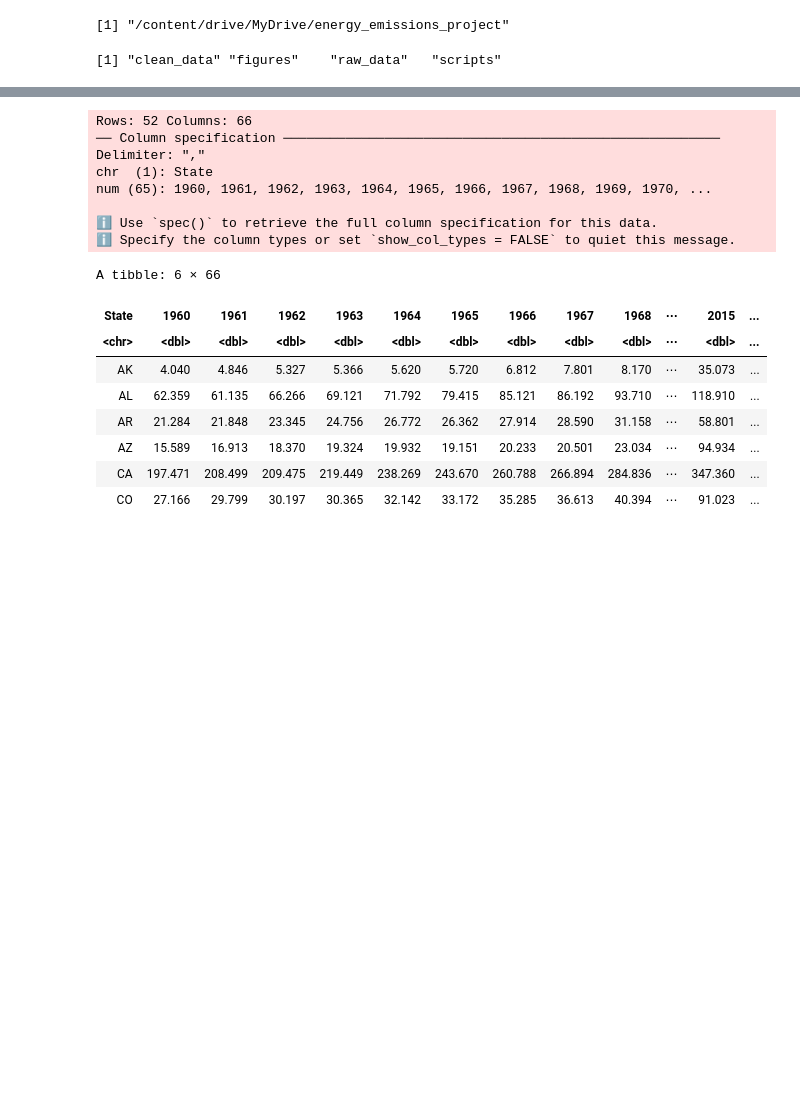
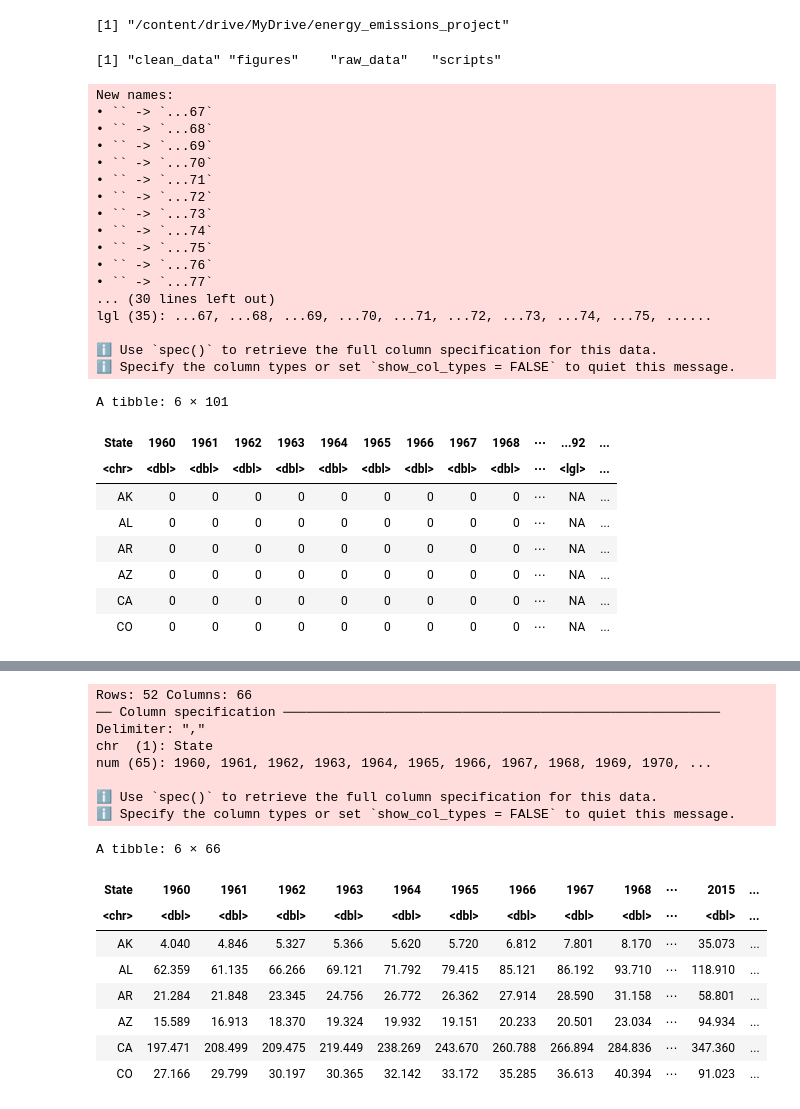
Before and after one commit to mpburnham2-tech/energy_emissions_project, a Jupyter notebook: Project_folder_setup.ipynb, the cells around one changed output, grey strips where cells are left out. Drawn from its saved outputs; the diff is of its cells as text; code cells hidden in the pictures; blank space fills up the shorter version.

```diff
--- a/Project_folder_setup.ipynb
+++ b/Project_folder_setup.ipynb
@@ -36,3 +36,37 @@ dir.create("scripts",    showWarnings = FALSE)
 list.files()
 # %% [output]
 [1] "clean_data" "figures"    "raw_data"   "scripts"
+# %%
+# Read the raw data for wind_energy_consumption
+library(tidyverse)
+
+df_raw <- read_csv("raw_data/wind_energy_consumption.csv")
+
+head(df_raw)
+# %% [output]
+New names:
+• `` -> `...67`
+• `` -> `...68`
+• `` -> `...69`
+• `` -> `...70`
+• `` -> `...71`
+• `` -> `...72`
+• `` -> `...73`
+• `` -> `...74`
+• `` -> `...75`
+• `` -> `...76`
+• `` -> `...77`
+... (30 lines left out)
+lgl (35): ...67, ...68, ...69, ...70, ...71, ...72, ...73, ...74, ...75, ......
+
+ℹ Use `spec()` to retrieve the full column specification for this data.
+ℹ Specify the column types or set `show_col_types = FALSE` to quiet this message.
+A tibble: 6 × 101
+| State | 1960 | 1961 | 1962 | 1963 | 1964 | 1965 | 1966 | 1967 | 1968 | ⋯ | ...92 | ... |
+| <chr> | <dbl> | <dbl> | <dbl> | <dbl> | <dbl> | <dbl> | <dbl> | <dbl> | <dbl> | ⋯ | <lgl> | ... |
+| AK | 0 | 0 | 0 | 0 | 0 | 0 | 0 | 0 | 0 | ⋯ | NA | ... |
+| AL | 0 | 0 | 0 | 0 | 0 | 0 | 0 | 0 | 0 | ⋯ | NA | ... |
+| AR | 0 | 0 | 0 | 0 | 0 | 0 | 0 | 0 | 0 | ⋯ | NA | ... |
+| AZ | 0 | 0 | 0 | 0 | 0 | 0 | 0 | 0 | 0 | ⋯ | NA | ... |
+| CA | 0 | 0 | 0 | 0 | 0 | 0 | 0 | 0 | 0 | ⋯ | NA | ... |
+| CO | 0 | 0 | 0 | 0 | 0 | 0 | 0 | 0 | 0 | ⋯ | NA | ... |
```
Also changed, not shown: parts of 10 cells of this notebook.
